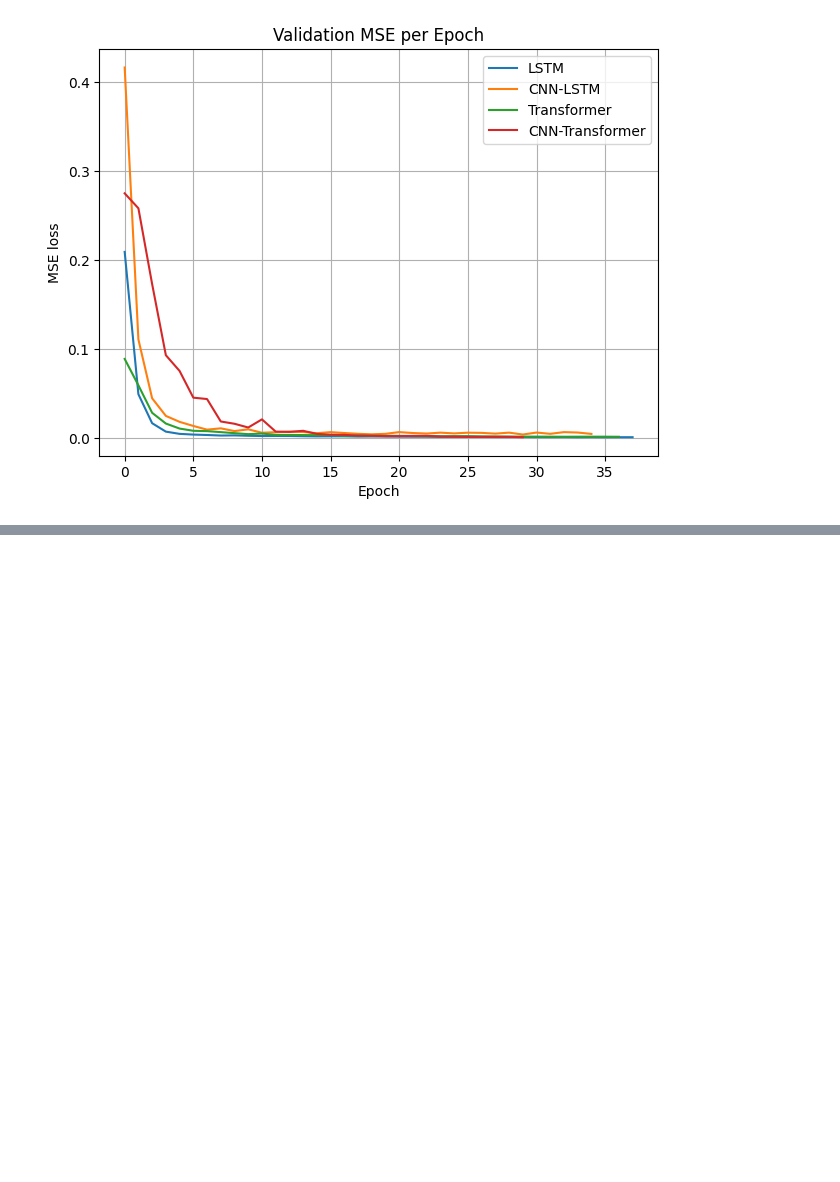
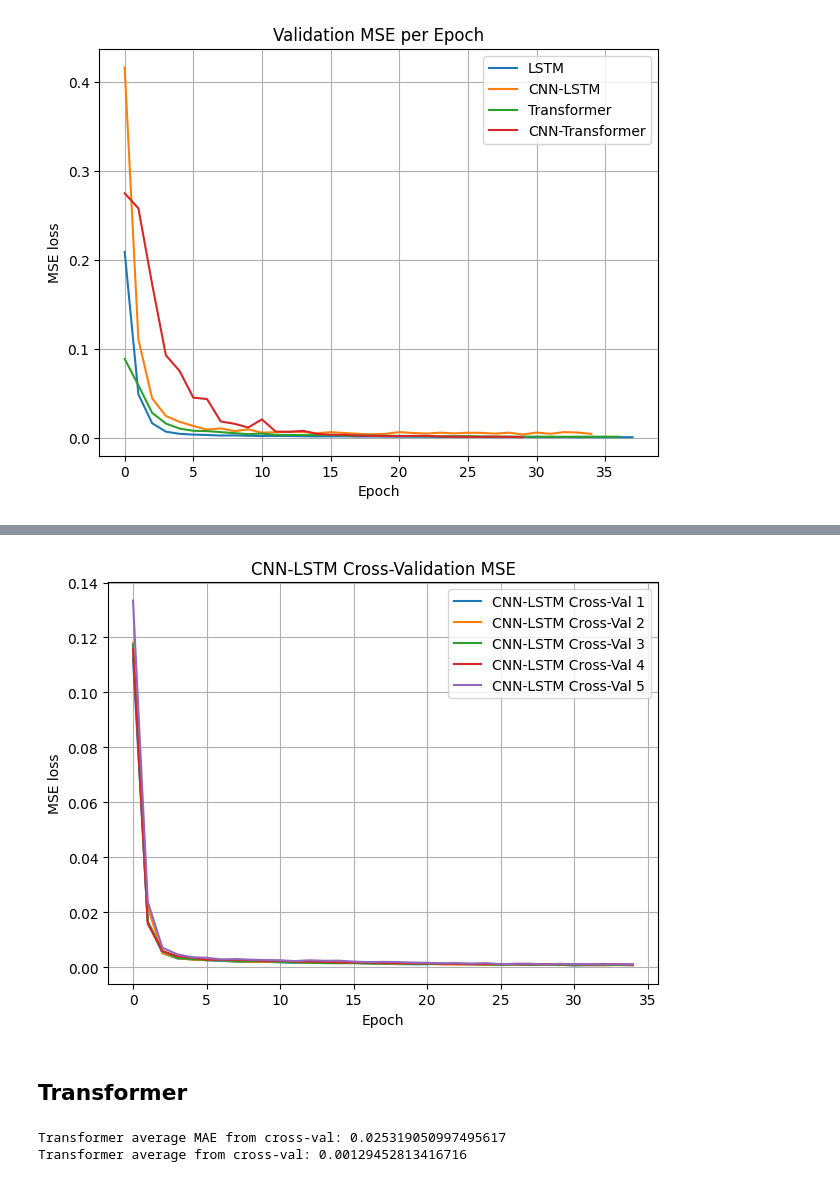
Before and after one commit to trevor-yu-087/syde770-project, a Jupyter notebook: plot_models.ipynb, the cells around one changed output, grey strips where cells are left out. Drawn from its saved outputs; the diff is of its cells as text; code cells hidden in the pictures; blank space fills up the shorter version.

```diff
--- a/plot_models.ipynb
+++ b/plot_models.ipynb
@@ -129,0 +247,23 @@ plt.show()
+# %%
+fig, ax = plt.subplots()
+
+ax.set_ylabel("MSE loss")
+ax.set_xlabel("Epoch")
+
+
+ax.plot(cnnlstm_mse_1['Step'], cnnlstm_mse_1['Value'], label="CNN-LSTM Cross-Val 1")
+ax.plot(cnnlstm_mse_2['Step'], cnnlstm_mse_2['Value'], label="CNN-LSTM Cross-Val 2")
+ax.plot(cnnlstm_mse_3['Step'], cnnlstm_mse_3['Value'], label="CNN-LSTM Cross-Val 3")
+ax.plot(cnnlstm_mse_4['Step'], cnnlstm_mse_4['Value'], label="CNN-LSTM Cross-Val 4")
+ax.plot(cnnlstm_mse_5['Step'], cnnlstm_mse_5['Value'], label="CNN-LSTM Cross-Val 5")
+
+plt.legend()
+plt.grid('on')
+plt.tight_layout()
+plt.title("CNN-LSTM Cross-Validation MSE")
+
+plt.show()
+# %% [output]
+[figure, added]
+# %% [markdown]
+## Transformer
@@ -129,0 +282,9 @@ plt.show()
+# %%
+transformer_avg_mae = np.mean([transformer_mae_1['Value'].min(), transformer_mae_2['Value'].min(), transformer_mae_3['Value'].min(), transformer_mae_4['Value'].min(),transformer_mae_5['Value'].min()])
+print(f'Transformer average MAE from cross-val: {transformer_avg_mae}')
+
+transformer_avg_mse = np.mean([transformer_mse_1['Value'].min(), transformer_mse_2['Value'].min(), transformer_mse_3['Value'].min(), transformer_mse_4['Value'].min(),transformer_mse_5['Value'].min()])
+print(f'Transformer average from cross-val: {transformer_avg_mse}')
+# %% [output]
+Transformer average MAE from cross-val: 0.025319050997495617
+Transformer average from cross-val: 0.00129452813416716
```
Also changed, not shown: parts of 18 cells of this notebook.
